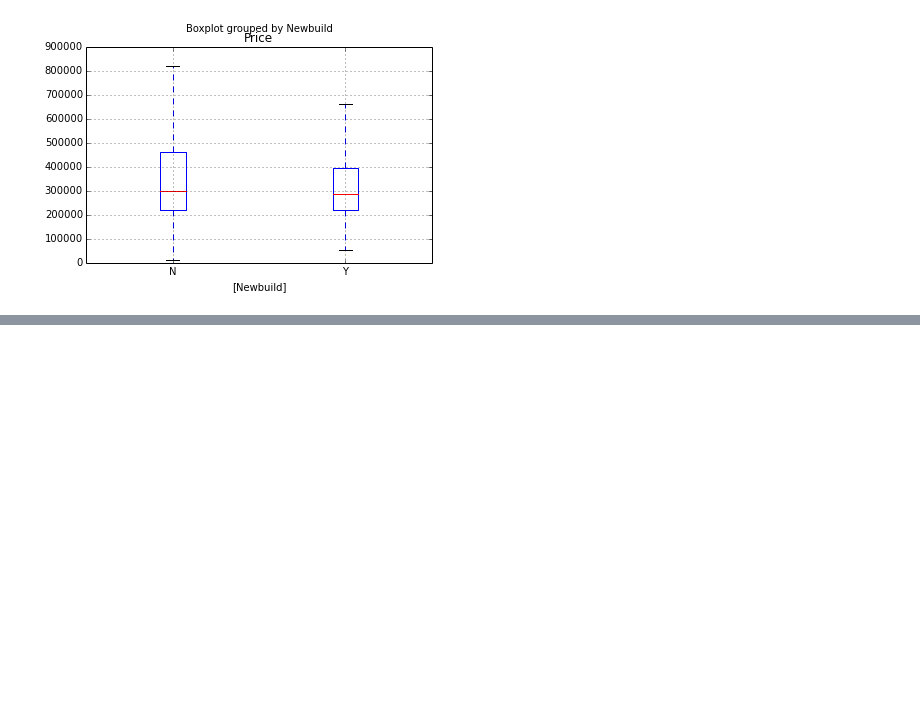
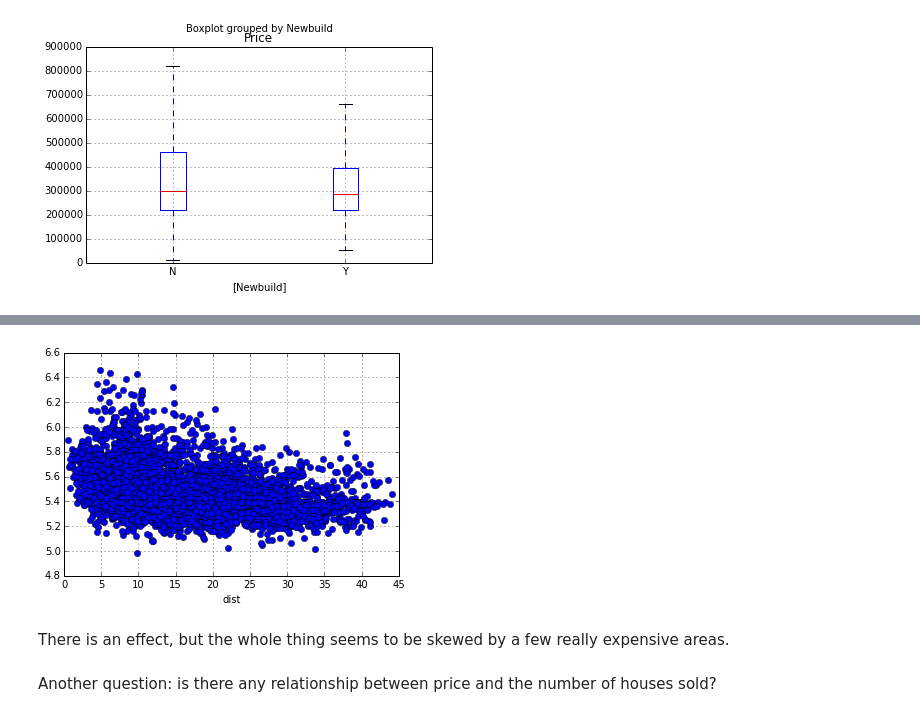
Before and after one commit to ijmbarr/SDC, a Jupyter notebook: Analysis/HousePriceExplore.ipynb, the cells around one changed output, grey strips where cells are left out. Cells and saved outputs as stored; diff of their text form; code cells hidden in the pictures; blank space fills up the shorter version.

```diff
--- a/Analysis/HousePriceExplore.ipynb
+++ b/Analysis/HousePriceExplore.ipynb
@@ -53,0 +125,8 @@ hp.boxplot(column="Price", by ="Newbuild", sym="");
+# %%
+test.plot(y = "logPrice", x = "dist", style="o");
+# %% [output]
+[figure, added]
+# %% [markdown]
+There is an effect, but the whole thing seems to be skewed by a few really expensive areas.
+# %% [markdown]
+Another question: is there any relationship between price and the number of houses sold?
```
Also changed, not shown: parts of 24 cells of this notebook, 2 other files.
